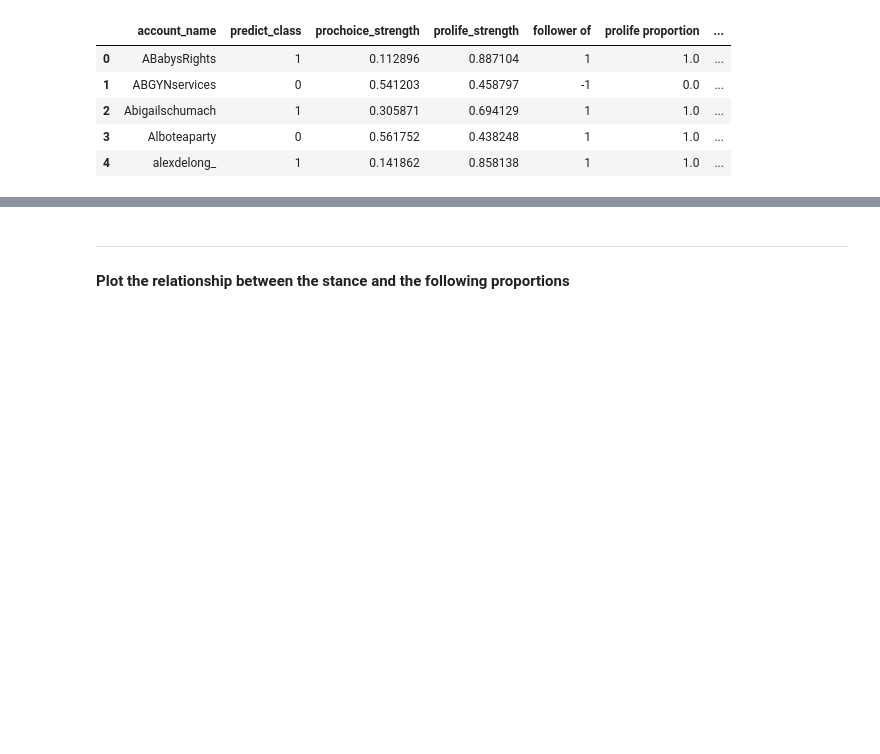
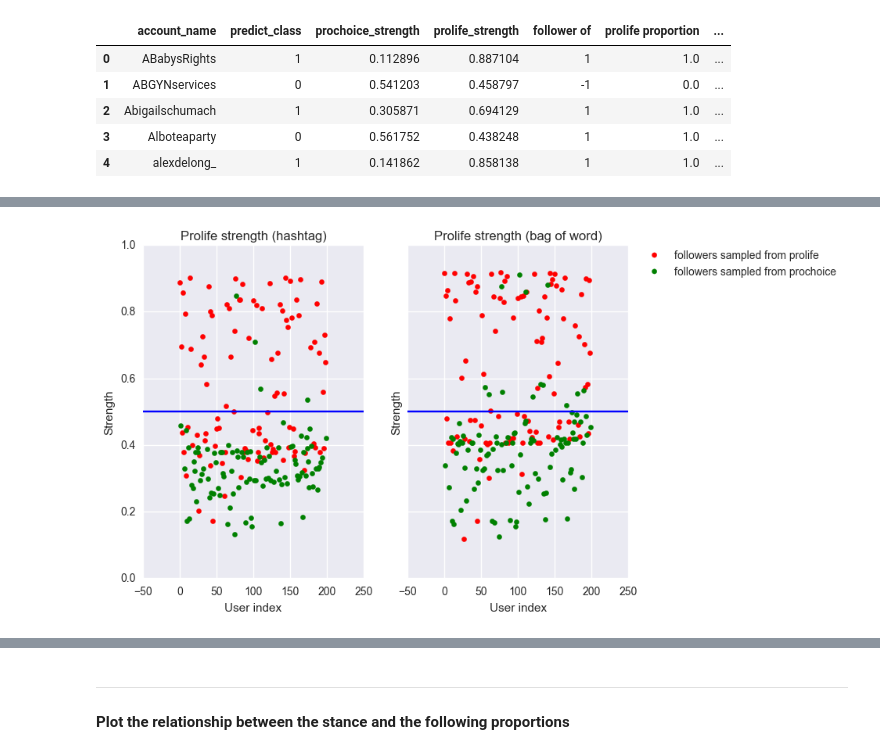
Before and after one commit to JunTan/TwitterAnalysis, a Jupyter notebook: EDA_Diversity_Strength.ipynb, the cells around one changed output, grey strips where cells are left out. Drawn from its saved outputs; the diff is of its cells as text; code cells hidden in the pictures; blank space fills up the shorter version.

```diff
--- a/EDA_Diversity_Strength.ipynb
+++ b/EDA_Diversity_Strength.ipynb
@@ -132,0 +83,27 @@ False
+# %%
+f, (ax1, ax2) = plt.subplots(1, 2, sharey=True)
+ax1.scatter(x=info_hashtag_df[info_hashtag_df['follower of']==1].index,
+            y=info_hashtag_df.loc[info_hashtag_df['follower of']==1, 'prolife_strength'],
+            color='r', label='followers sampled from prolife')
+ax1.scatter(x=info_hashtag_df[info_hashtag_df['follower of']==-1].index,
+            y=info_hashtag_df.loc[info_hashtag_df['follower of']==-1, 'prolife_strength'],
+            color='g', label='followers sampled from prochoice')
+ax1.axhline(y=0.5)
+ax1.set_title("Prolife strength (hashtag)")
+ax1.set_xlabel("User index")
+ax1.set_ylabel("Strength")
+
+ax2.scatter(x=info_df[info_df['follower of']==1].index,
+            y=info_df.loc[info_df['follower of']==1, 'prolife_strength'],
+            color='r', label='followers sampled from prolife')
+ax2.scatter(x=info_df[info_df['follower of']==-1].index,
+            y=info_df.loc[info_df['follower of']==-1, 'prolife_strength'],
+            color='g', label='followers sampled from prochoice')
+ax2.axhline(y=0.5)
+ax2.legend(bbox_to_anchor=(1.05, 1), loc=2, borderaxespad=0.)
+ax2.set_title("Prolife strength (bag of word)")
+ax2.set_xlabel("User index")
+ax2.set_ylabel("Strength")
+plt.show()
+# %% [output]
+[figure, added]
```
Also changed, not shown: parts of 37 cells of this notebook, 2 other files.
